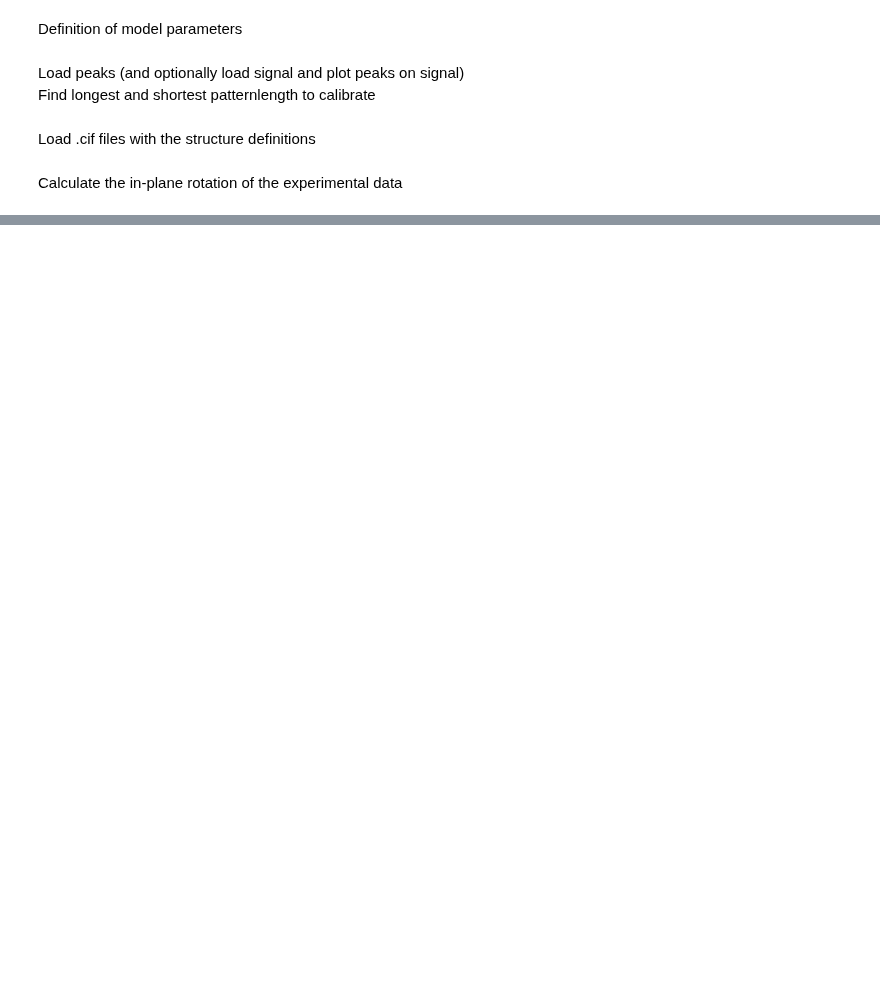
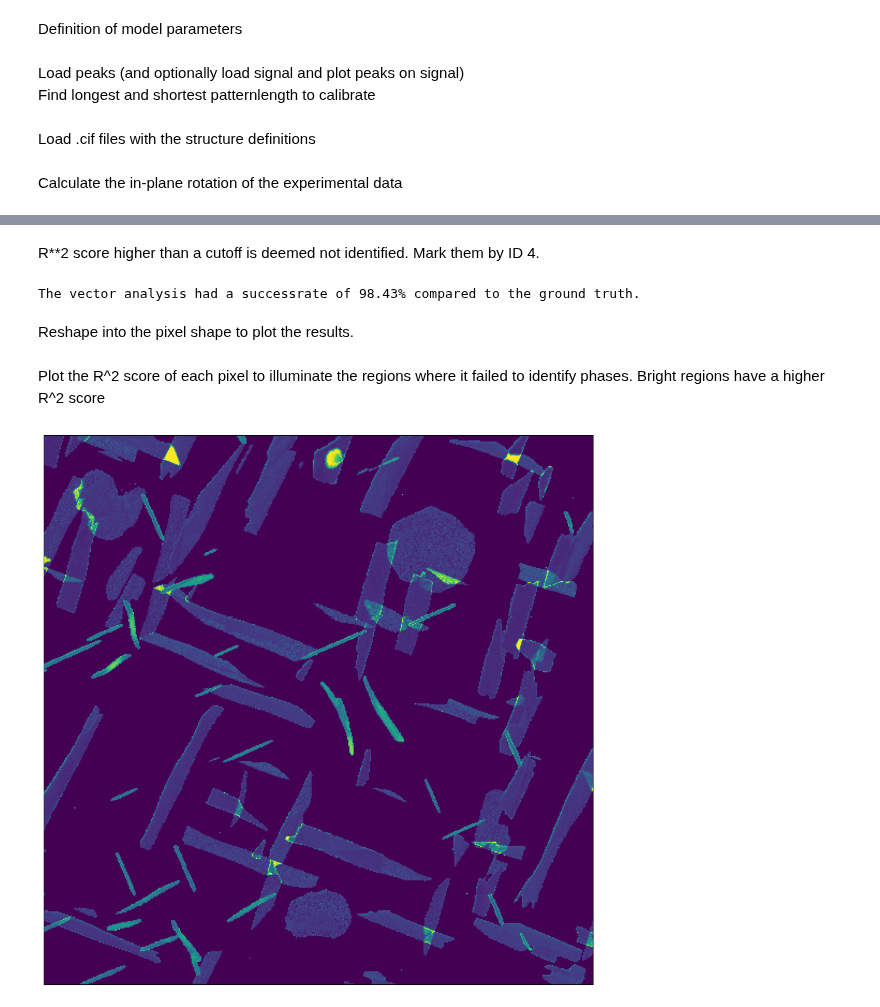
Before and after one commit to elisathr/SPED-phase-mapping, a Jupyter notebook: VectorAnalysis/vector_analysis_2.ipynb, the cells around one changed output, grey strips where cells are left out. Drawn from its saved outputs; the diff is of its cells as text; code cells hidden in the pictures; blank space fills up the shorter version.

Commit message:
VectorAnalysis_2 finished. Language could be further cleaned. Fixed comments and made a clean run. Should now work if the ground truth is generated and peak finding is complete.

```diff
--- a/VectorAnalysis/vector_analysis_2.ipynb
+++ b/VectorAnalysis/vector_analysis_2.ipynb
@@ -309,0 +300,23 @@ sample_rotation = np.sort(180+cluster.cluster_centers_[(number_occurances + 4) >
+# %%
+# Generate reciprocal lattice for Al and extract one plane in reciprocal space relevant for the system
+# In this case, a 001 plane is chosen and all points within a thickness of 0.2Å^-1 is chosen
+dz_Al = 2e-3
+spot_indices, cartesian_coordinates, spot_distances = get_points_on_zone(structure_Al,2)
+mask = np.abs(cartesian_coordinates[...,2]) < dz_Al / 2
+spot_indices, cartesian_coordinates, spot_distances = spot_indices[mask], cartesian_coordinates[mask], spot_distances[mask]
+
+
+#Reference Al coordinates to polar
+xy_ref = cartesian_coordinates[...,:2].copy()
+dist_ref, ang_ref = cart2pol(xy_ref[...,0],xy_ref[...,1])
+#Exp Al coordinates is stored in Al_mean
+
+# Need reference for the 1.st quadrant
+mask_1st = np.logical_and(ang_ref<pi/2,ang_ref>=0)
+dist_ref_1st = dist_ref[mask_1st]
+ang_ref_1st = ang_ref[mask_1st]
+
+
+sample_rotation = get_sample_rot_quadrant(dist_ref, Al_mean[...,0], ang_ref%(pi/2), Al_mean[...,1])
+# Utilise that the other phases only share the 2fold rotational symmetry. Thus, only two angles are needed to represent all potential rotations
+sample_rotation = np.array([sample_rotation, sample_rotation+90])
@@ -309,0 +418,34 @@ sample_rotation = np.sort(180+cluster.cluster_centers_[(number_occurances + 4) >
+# %%
+# Convert to numpy arrays. Appending to python list is faster than using np.append.
+tot_score = np.array(tot_score)
+score_phase = np.array(score_phase)
+phase = np.array(phase)
+phase_id = np.array(phase_id)
+GT = np.load('ground_truth_all.npy', allow_pickle=True)
+# %% [markdown]
+R**2 score higher than a cutoff is deemed not identified. Mark them by ID 4.
+# %%
+score_phase_mask = score_phase.copy().flatten() > score_cutoff
+phase_id[score_phase_mask] = 4
+percentage_successful = 100-np.sum((phase_id.flatten()-GT.flatten())!=0)/phase_id.flatten().shape[0]*100
+print('The vector analysis had a successrate of {:.2f}% compared to the ground truth.'.format(percentage_successful))
+# %% [output]
+The vector analysis had a successrate of 98.43% compared to the ground truth.
+# %% [markdown]
+Reshape into the pixel shape to plot the results.
+# %%
+phase = phase.reshape(X_pix)
+tot_score = tot_score.reshape(X_pix + (5,))
+score_phase = score_phase.reshape(X_pix)
+phase_id = phase_id.reshape(X_pix)
+score_phase = score_phase.reshape(X_pix)
+# %% [markdown]
+Plot the R^2 score of each pixel to illuminate the regions where it failed to identify phases. Bright regions have a higher R^2 score
+# %%
+plt.figure(figsize=(10., 10.))
+plt.imshow(score_phase, vmax=0.08)
+plt.tick_params(left=False, right=False, labelleft=False,
+                labelbottom=False, bottom=False)
+plt.tight_layout()
+# %% [output]
+[figure, added]
```
Also changed, not shown: parts of 22 cells of this notebook.
